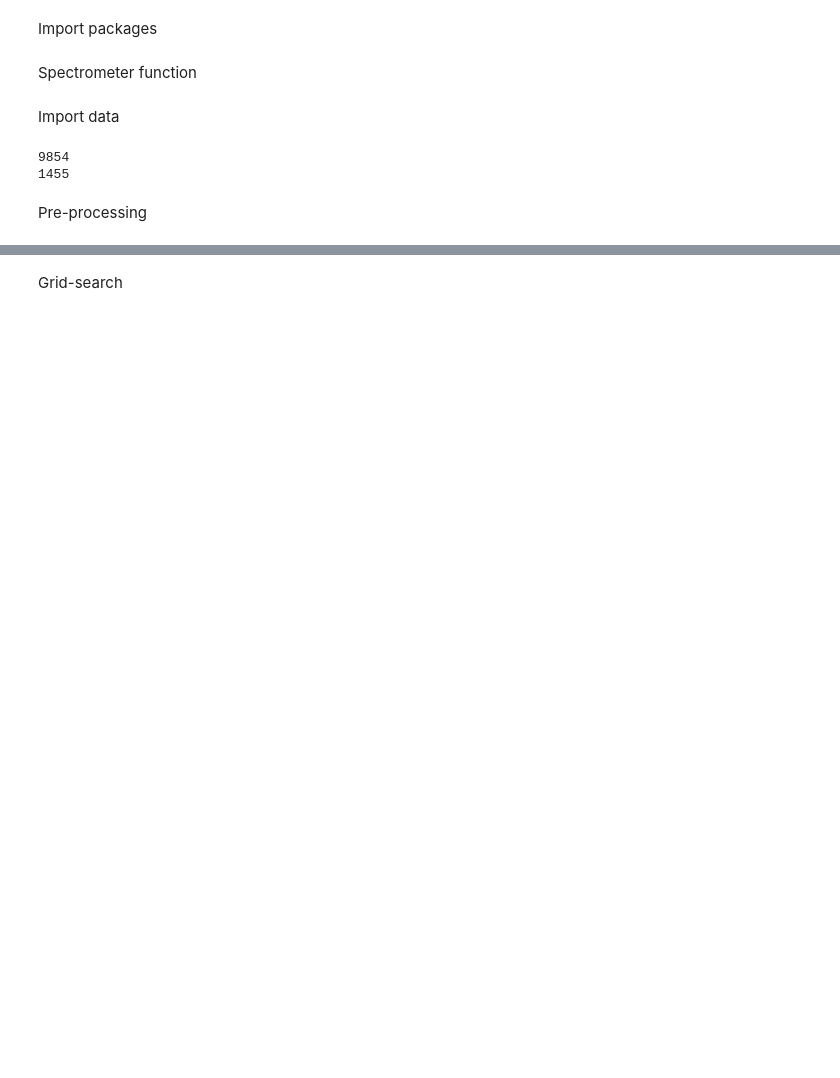
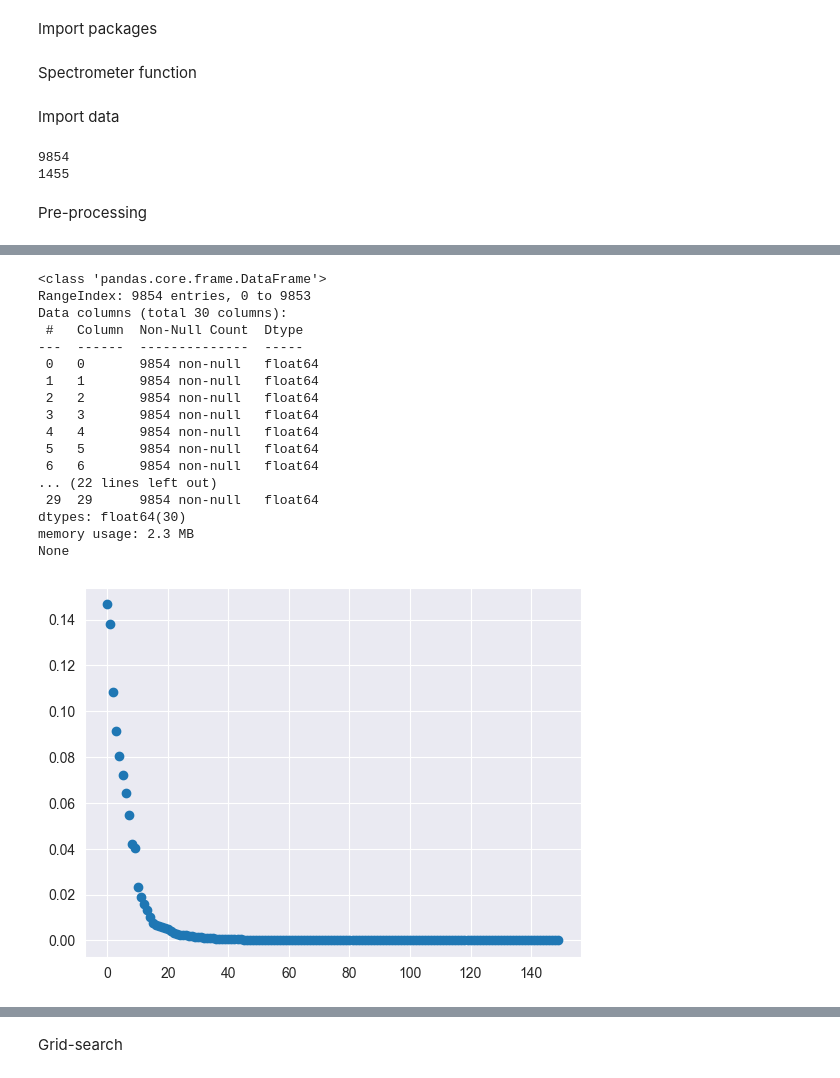
Before and after one commit to simoclemens/PoliTO-DataScienceLab, a Jupyter notebook: program.ipynb, the cells around one changed output, grey strips where cells are left out. Drawn from its saved outputs; the diff is of its cells as text; code cells hidden in the pictures; blank space fills up the shorter version.

```diff
--- a/program.ipynb
+++ b/program.ipynb
@@ -107,0 +162,31 @@ X_ev = normalize(X_ev)
+# %%
+tot_attr = n_sub_row*n_sub_col
+max_attr = 30
+pca = PCA(n_components=tot_attr)
+X_proj = pca.fit_transform(X_dev)
+plt.plot(pca.explained_variance_ratio_, marker='o', linestyle='')
+
+pca = PCA(n_components=max_attr)
+X_dev_proj = pca.fit_transform(X_dev)
+X_ev_proj = pca.transform(X_ev)
+X_dev_proj=pd.DataFrame(X_dev_proj)
+print(X_dev_proj.info())
+# %% [output]
+<class 'pandas.core.frame.DataFrame'>
+RangeIndex: 9854 entries, 0 to 9853
+Data columns (total 30 columns):
+ #   Column  Non-Null Count  Dtype
+---  ------  --------------  -----
+ 0   0       9854 non-null   float64
+ 1   1       9854 non-null   float64
+ 2   2       9854 non-null   float64
+ 3   3       9854 non-null   float64
+ 4   4       9854 non-null   float64
+ 5   5       9854 non-null   float64
+ 6   6       9854 non-null   float64
+... (22 lines left out)
+ 29  29      9854 non-null   float64
+dtypes: float64(30)
+memory usage: 2.3 MB
+None
+[figure, added]
```
Also changed, not shown: parts of 10 cells of this notebook.
